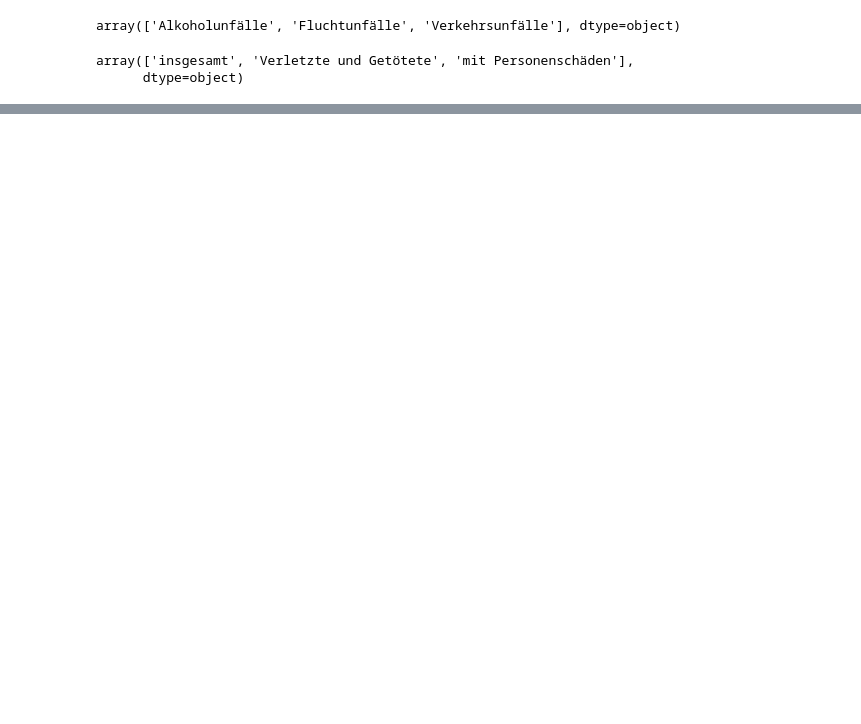
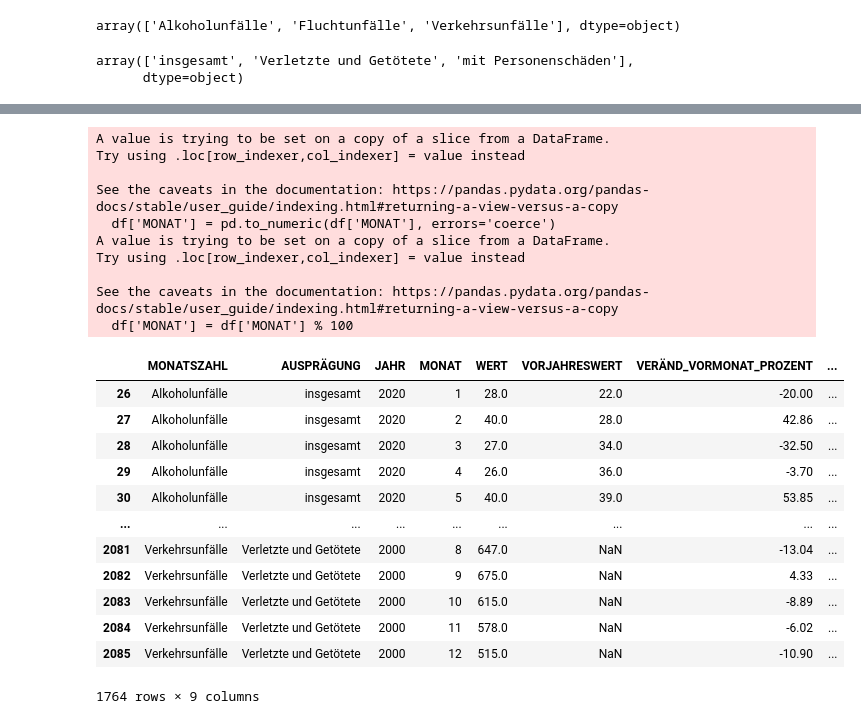
Before and after one commit to jyotsnad246/accident-prediction-web-app, a Jupyter notebook: predictions_notebook.ipynb, the cells around one changed output, grey strips where cells are left out. Saved outputs shown, nothing was run; the diff lists cells and outputs as text; code cells hidden in the pictures; blank space fills up the shorter version.

```diff
--- a/predictions_notebook.ipynb
+++ b/predictions_notebook.ipynb
@@ -98,0 +175,30 @@ array(['insgesamt', 'Verletzte und Getötete', 'mit Personenschäden'],
+# %%
+# year is present in JAHR column, but in MONAT column both year and month are present
+# hence simplyfying it i.e keeping only month in MONAT column
+df['MONAT'] = pd.to_numeric(df['MONAT'], errors='coerce')
+df['MONAT'] = df['MONAT'] % 100
+df
+# %% [output]
+A value is trying to be set on a copy of a slice from a DataFrame.
+Try using .loc[row_indexer,col_indexer] = value instead
+
+See the caveats in the documentation: https://pandas.pydata.org/pandas-docs/stable/user_guide/indexing.html#returning-a-view-versus-a-copy
+  df['MONAT'] = pd.to_numeric(df['MONAT'], errors='coerce')
+A value is trying to be set on a copy of a slice from a DataFrame.
+Try using .loc[row_indexer,col_indexer] = value instead
+
+See the caveats in the documentation: https://pandas.pydata.org/pandas-docs/stable/user_guide/indexing.html#returning-a-view-versus-a-copy
+  df['MONAT'] = df['MONAT'] % 100
+|  | MONATSZAHL | AUSPRÄGUNG | JAHR | MONAT | WERT | VORJAHRESWERT | VERÄND_VORMONAT_PROZENT | ... |
+| 26 | Alkoholunfälle | insgesamt | 2020 | 1 | 28.0 | 22.0 | -20.00 | ... |
+| 27 | Alkoholunfälle | insgesamt | 2020 | 2 | 40.0 | 28.0 | 42.86 | ... |
+| 28 | Alkoholunfälle | insgesamt | 2020 | 3 | 27.0 | 34.0 | -32.50 | ... |
+| 29 | Alkoholunfälle | insgesamt | 2020 | 4 | 26.0 | 36.0 | -3.70 | ... |
+| 30 | Alkoholunfälle | insgesamt | 2020 | 5 | 40.0 | 39.0 | 53.85 | ... |
+| ... | ... | ... | ... | ... | ... | ... | ... | ... |
+| 2081 | Verkehrsunfälle | Verletzte und Getötete | 2000 | 8 | 647.0 | NaN | -13.04 | ... |
+| 2082 | Verkehrsunfälle | Verletzte und Getötete | 2000 | 9 | 675.0 | NaN | 4.33 | ... |
+| 2083 | Verkehrsunfälle | Verletzte und Getötete | 2000 | 10 | 615.0 | NaN | -8.89 | ... |
+| 2084 | Verkehrsunfälle | Verletzte und Getötete | 2000 | 11 | 578.0 | NaN | -6.02 | ... |
+| 2085 | Verkehrsunfälle | Verletzte und Getötete | 2000 | 12 | 515.0 | NaN | -10.90 | ... |
+1764 rows × 9 columns
```
Also changed, not shown: parts of 10 cells of this notebook, 1 other file.
